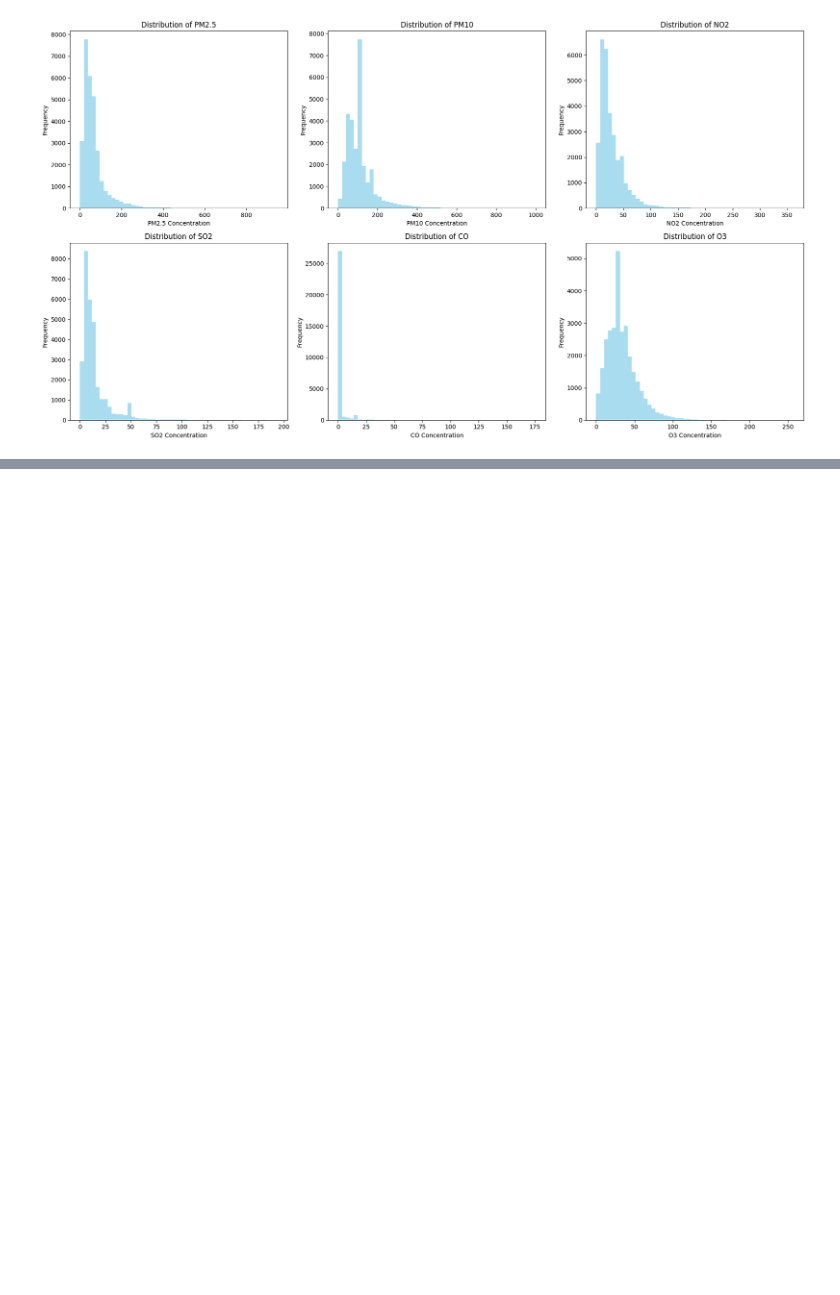
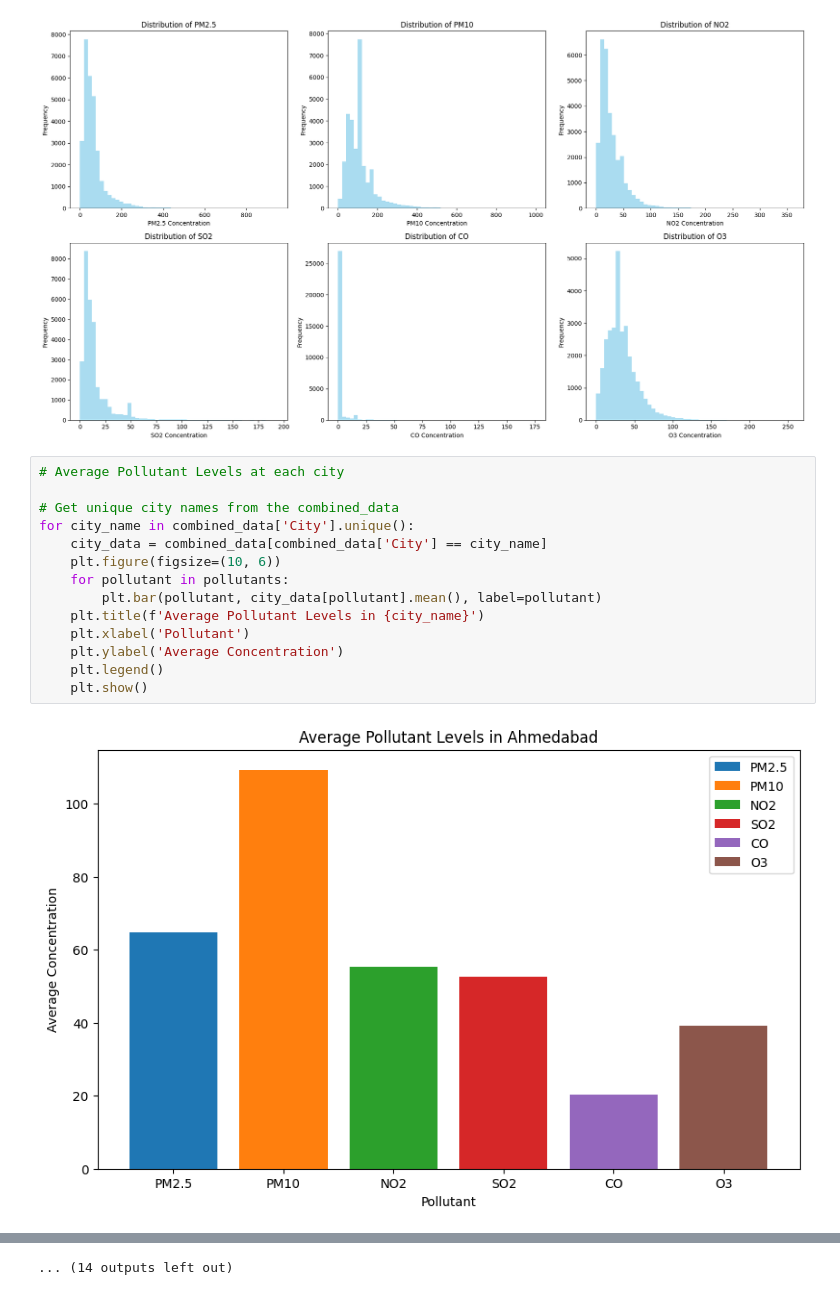
Before and after one commit to nidarshan98/air-quality-prediction-system, a Jupyter notebook: air_quality_analysis.ipynb, the cells around one changed output, grey strips where cells are left out. Saved outputs shown, nothing was run; the diff lists cells and outputs as text; blank space fills up the shorter version.

Commit message:
EDA - Average Pollutant Levels at each city

```diff
--- a/air_quality_analysis.ipynb
+++ b/air_quality_analysis.ipynb
@@ -347,3 +347,19 @@ plt.tight_layout()
 plt.show()
 # %% [output]
 [figure]
+# %%
+# Average Pollutant Levels at each city
+
+# Get unique city names from the combined_data
+for city_name in combined_data['City'].unique():
+    city_data = combined_data[combined_data['City'] == city_name]
+    plt.figure(figsize=(10, 6))
+    for pollutant in pollutants:
+        plt.bar(pollutant, city_data[pollutant].mean(), label=pollutant)
+    plt.title(f'Average Pollutant Levels in {city_name}')
+    plt.xlabel('Pollutant')
+    plt.ylabel('Average Concentration')
+    plt.legend()
+    plt.show()
+# %% [output]
+[figure, added]
@@ -349,0 +377 @@ plt.show()
+... (14 outputs left out)
```
Also changed, not shown: parts of 1 cell of this notebook.
